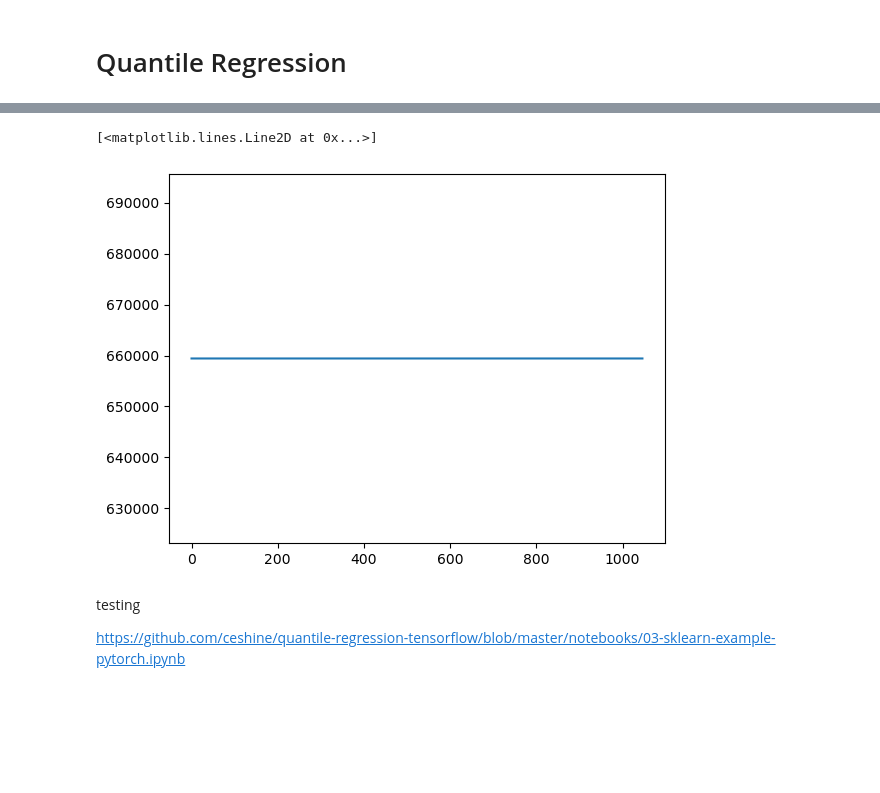
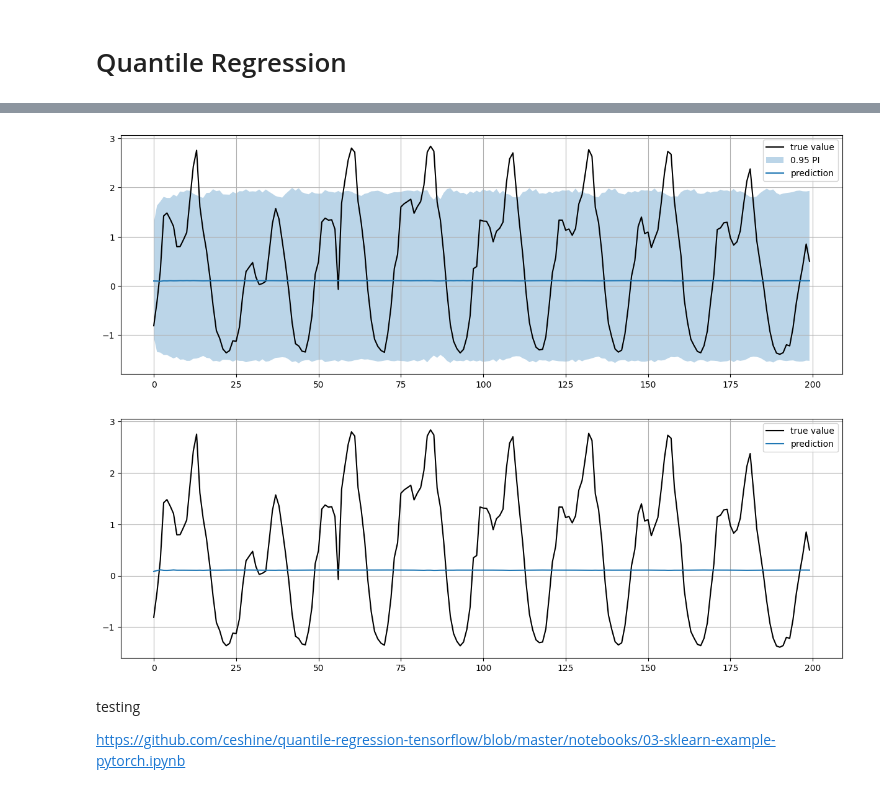
Before and after one commit to MicheleUIT/Probabilistic-load-forecasting-with-Reservoir-Computing, a Jupyter notebook: code/main_qr.ipynb, the cells around one changed output, grey strips where cells are left out. Cells and saved outputs as stored; diff of their text form; code cells hidden in the pictures; blank space fills up the shorter version.

```diff
--- a/code/main_qr.ipynb
+++ b/code/main_qr.ipynb
@@ -14,15 +11,13 @@ import pyro
 # %%
 config = {
             "dataset": "acea",
-            "model_widths": [50, 20, 1],
+            "model_widths": [50, 1],
             "activation": "tanh",
-            "distributions": ["gauss", "unif", "gauss"],
-            "parameters": [[0,1],[0,10]],
             "dim_reduction": False,
             "inference": "q_regr",
             "lr": 0.03,
-            "num_iterations": 120,
-            "quantile": 0.95,
+            "num_iterations": 1000,
+            "quantiles": [0.5],
             "plot": False
             }
 
@@ -48,7 +43,7 @@ Tr: 4882, Val: 1047, Te: 1047
 # %% [markdown]
 # Quantile Regression
 # %%
-QR_torch_model = TorchModel(config.model_widths, config.activation).to(device)
+QR_torch_model = TorchModel(config.model_widths, config.activation, config.quantiles).to(device)
 # %%
 predictive, diagnostics = inference(config, QR_torch_model, None, X_train=train_embedding, Y_train=Ytr, X_test=test_embedding, Y_test=Yte, num_samples=None)
 # %% [output]
@@ -61,10 +60,19 @@ predictive, diagnostics = inference(config, QR_torch_model, None, X_train=train_
+# %%
+plot_forecast(predictive, Yte)
+# %% [output]
+[figure, added]
 # %%
 import matplotlib.pyplot as plt
-
-plt.plot(predictive.detach().cpu().numpy())
-# %% [output]
-[<matplotlib.lines.Line2D at 0x...>]
-[figure, removed]
+# %%
+
+Y = Yte
+fig = plt.figure(figsize=(15,5))
+plt.plot(Y.cpu()[:200], label='true value', color='k')
+plt.plot(predictive.cpu()[:200], label='prediction')
+plt.legend(loc='best', fontsize=10)
+plt.grid()
+# %% [output]
+[figure, added]
 # %% [markdown]
 testing
 
```
Also changed, not shown: parts of 16 cells of this notebook, 1 other file.
